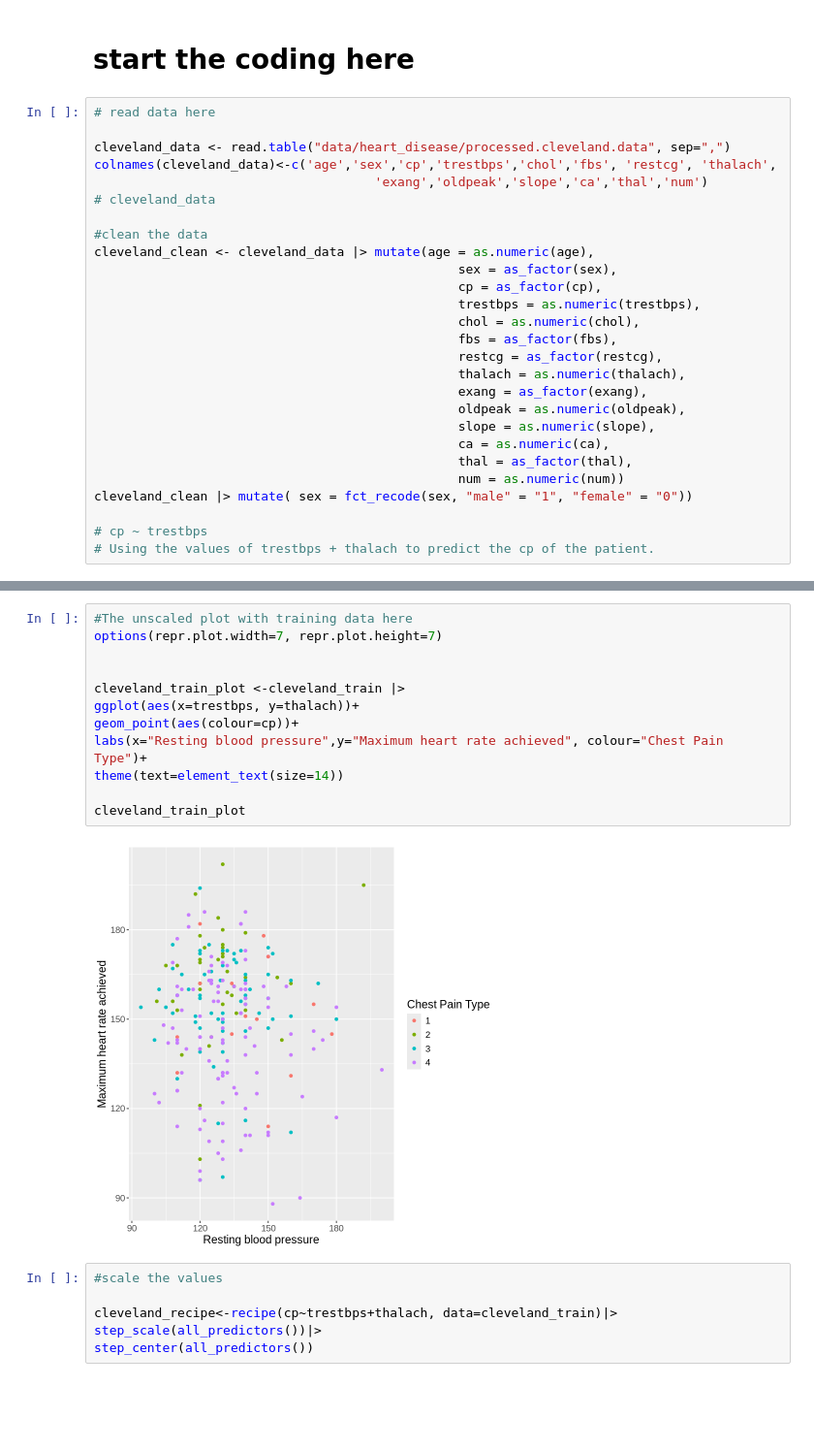
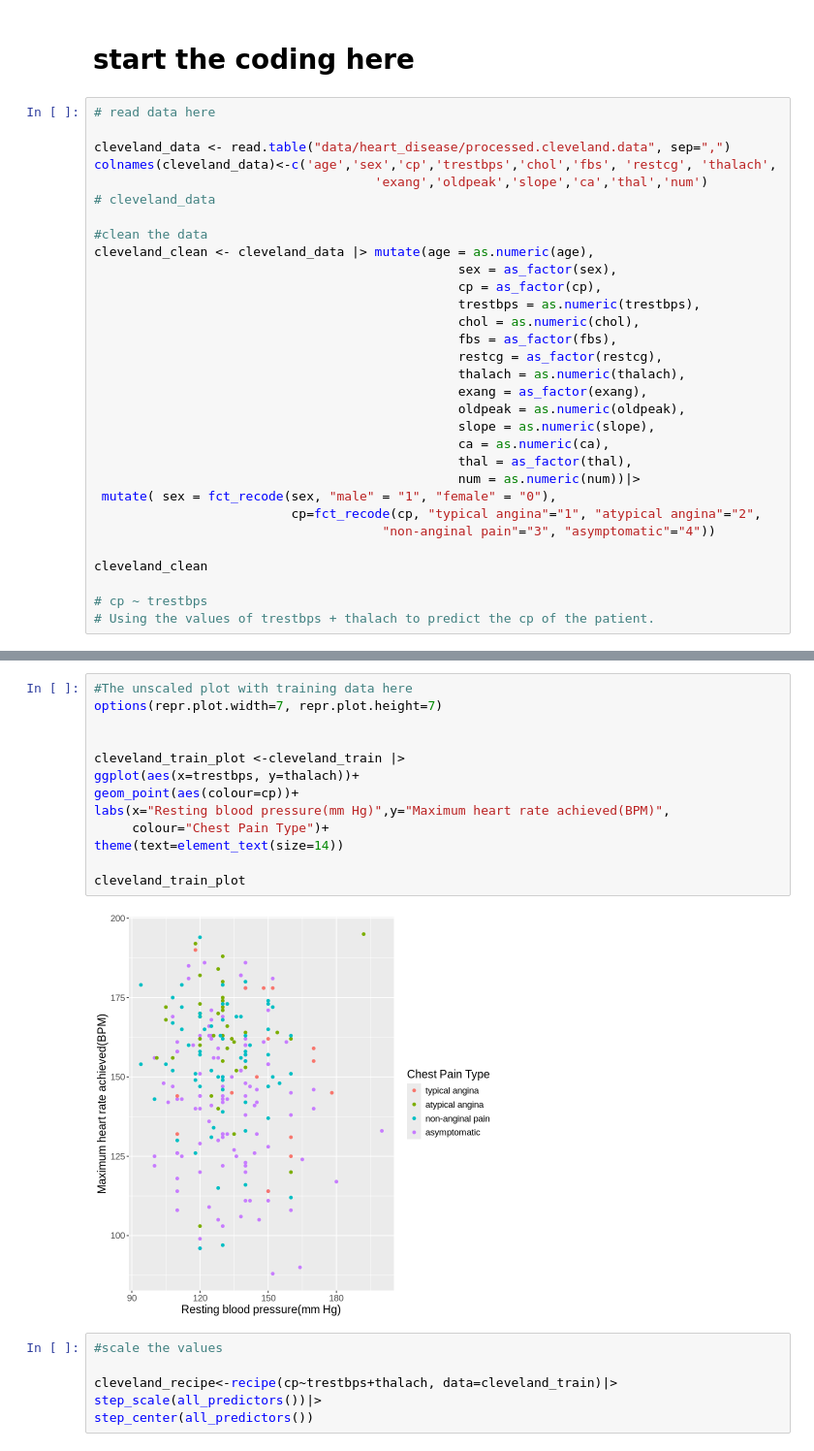
Before and after one commit to VivianFung2005/DSCI-100-s1-project-2024, a Jupyter notebook: project_proposal.ipynb, the cells around one changed output, grey strips where cells are left out. Shown at 97% size. Drawn from its saved outputs; the diff is of its cells as text; blank space fills up the shorter version.

```diff
--- a/project_proposal.ipynb
+++ b/project_proposal.ipynb
@@ -69,8 +69,12 @@ cleveland_clean <- cleveland_data |> mutate(age = as.numeric(age),
                                                 slope = as.numeric(slope),
                                                 ca = as.numeric(ca),
                                                 thal = as_factor(thal),
-                                                num = as.numeric(num))
-cleveland_clean |> mutate( sex = fct_recode(sex, "male" = "1", "female" = "0"))
+                                                num = as.numeric(num))|>
+ mutate( sex = fct_recode(sex, "male" = "1", "female" = "0"),
+                          cp=fct_recode(cp, "typical angina"="1", "atypical angina"="2",
+                                      "non-anginal pain"="3", "asymptomatic"="4"))
+
+cleveland_clean
 
 # cp ~ trestbps
 # Using the values of trestbps + thalach to predict the cp of the patient.
@@ -117,17 +121,18 @@ A data.frame: 226 × 3
 # %%
 #The unscaled plot with training data here
 options(repr.plot.width=7, repr.plot.height=7)
 
 
 cleveland_train_plot <-cleveland_train |>
 ggplot(aes(x=trestbps, y=thalach))+
 geom_point(aes(colour=cp))+
-labs(x="Resting blood pressure",y="Maximum heart rate achieved", colour="Chest Pain Type")+
+labs(x="Resting blood pressure(mm Hg)",y="Maximum heart rate achieved(BPM)",
+     colour="Chest Pain Type")+
 theme(text=element_text(size=14))
 
 cleveland_train_plot
 # %% [output]
-[figure, old version]
+[figure, new version]
 # %%
 #scale the values
 
```
Also changed, not shown: parts of 4 cells of this notebook.
